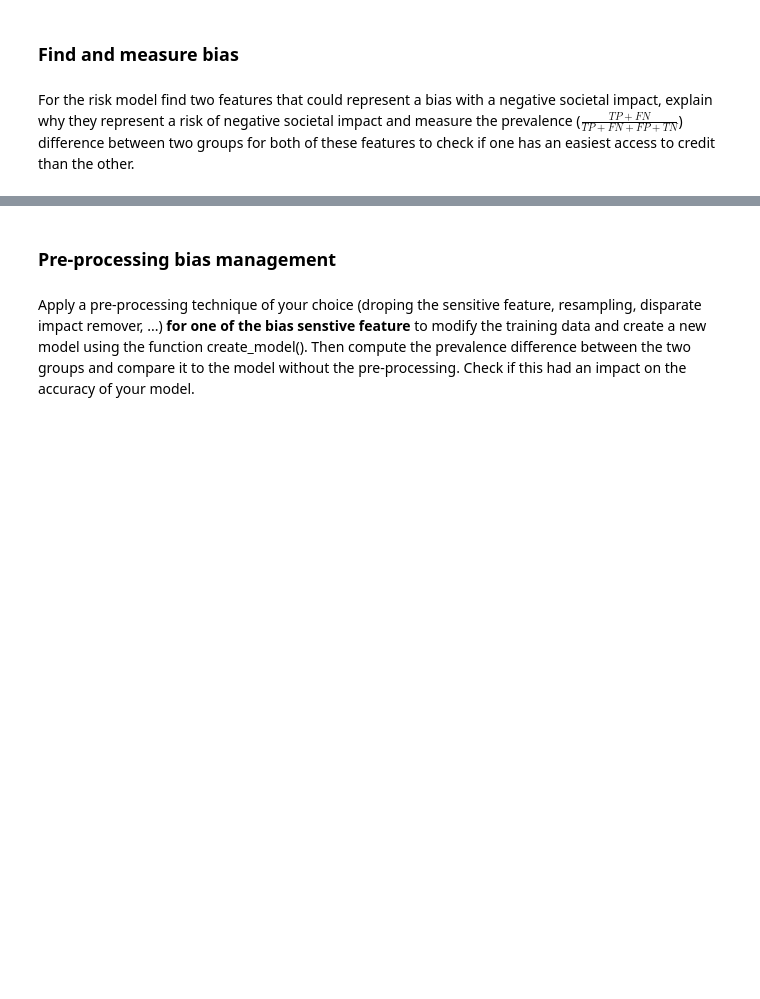
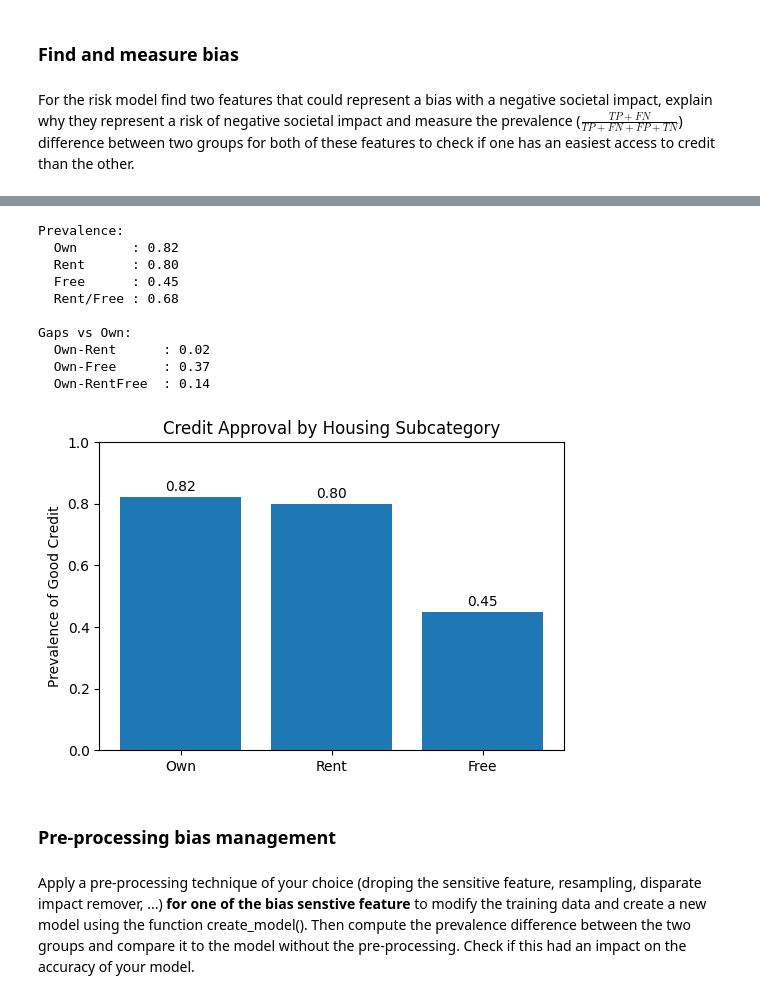
Before and after one commit to petitbato/Advanced_AI_Lab, a Jupyter notebook: Advanced_AI_labs_Exam.ipynb, the cells around one changed output, grey strips where cells are left out. Saved outputs shown, nothing was run; the diff lists cells and outputs as text; code cells hidden in the pictures; blank space fills up the shorter version.

```diff
--- a/Advanced_AI_labs_Exam.ipynb
+++ b/Advanced_AI_labs_Exam.ipynb
@@ -182,3 +229,67 @@ MODIFY THE TEXT HERE TO ANALYZE THE PREVALENCE DIFFERENCE AND EXPLAIN WHICH GROU
+# %%
+import numpy as np
+import matplotlib.pyplot as plt
+
+# Recompute if needed (use your existing model and test split)
+y_test_proba = model.predict_proba(X_test)[:, 1]
+
+def compute_prevalence(y_prob, mask, threshold=0.5):
+    return np.mean(y_prob[mask] >= threshold)
+
+# Masks
+mask_own = (X_test['Housing'] == 0)
+mask_rent = (X_test['Housing'] == 1)
+mask_free = (X_test['Housing'] == 2)
+
+# Prevalences
+prev_own = compute_prevalence(y_test_proba, mask_own)
+prev_rent = compute_prevalence(y_test_proba, mask_rent)
+prev_free = compute_prevalence(y_test_proba, mask_free)
+mask_rentfree = mask_rent | mask_free
+prev_rentfree = compute_prevalence(y_test_proba, mask_rentfree)
+
+# Gaps
+gap_own_rent = prev_own - prev_rent
+gap_own_free = prev_own - prev_free
+gap_combined = prev_own - prev_rentfree
+
+# Print results
+print("Prevalence:")
+print(f"  Own       : {prev_own:.2f}")
+print(f"  Rent      : {prev_rent:.2f}")
+print(f"  Free      : {prev_free:.2f}")
+print(f"  Rent/Free : {prev_rentfree:.2f}\n")
+
+print("Gaps vs Own:")
+print(f"  Own-Rent      : {gap_own_rent:.2f}")
+print(f"  Own-Free      : {gap_own_free:.2f}")
+print(f"  Own-RentFree  : {gap_combined:.2f}")
+
+# Plot
+categories = ['Own', 'Rent', 'Free']
+values = [prev_own, prev_rent, prev_free]
+
+plt.figure(figsize=(6, 4))
+bars = plt.bar(categories, values)
+for bar, val in zip(bars, values):
+    plt.text(bar.get_x()+bar.get_width()/2, val+0.02, f"{val:.2f}", ha='center')
+
+plt.ylim(0, 1)
+plt.ylabel("Prevalence of Good Credit")
+plt.title("Credit Approval by Housing Subcategory")
+plt.show()
+# %% [output]
+Prevalence:
+  Own       : 0.82
+  Rent      : 0.80
+  Free      : 0.45
+  Rent/Free : 0.68
+
+Gaps vs Own:
+  Own-Rent      : 0.02
+  Own-Free      : 0.37
+  Own-RentFree  : 0.14
+[figure, added]
 # %% [markdown]
 ### Pre-processing bias management
 # %% [markdown]
```
Also changed, not shown: parts of 19 cells of this notebook.
